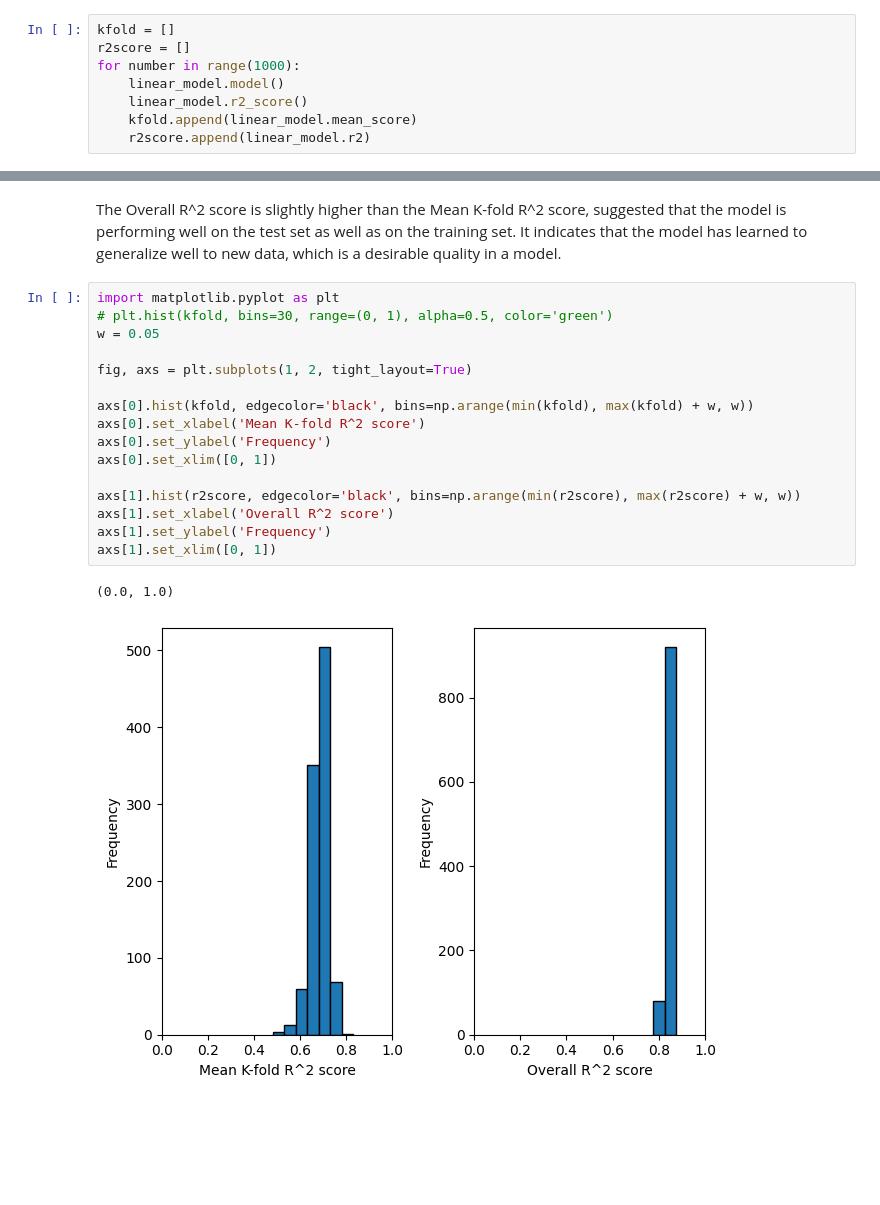
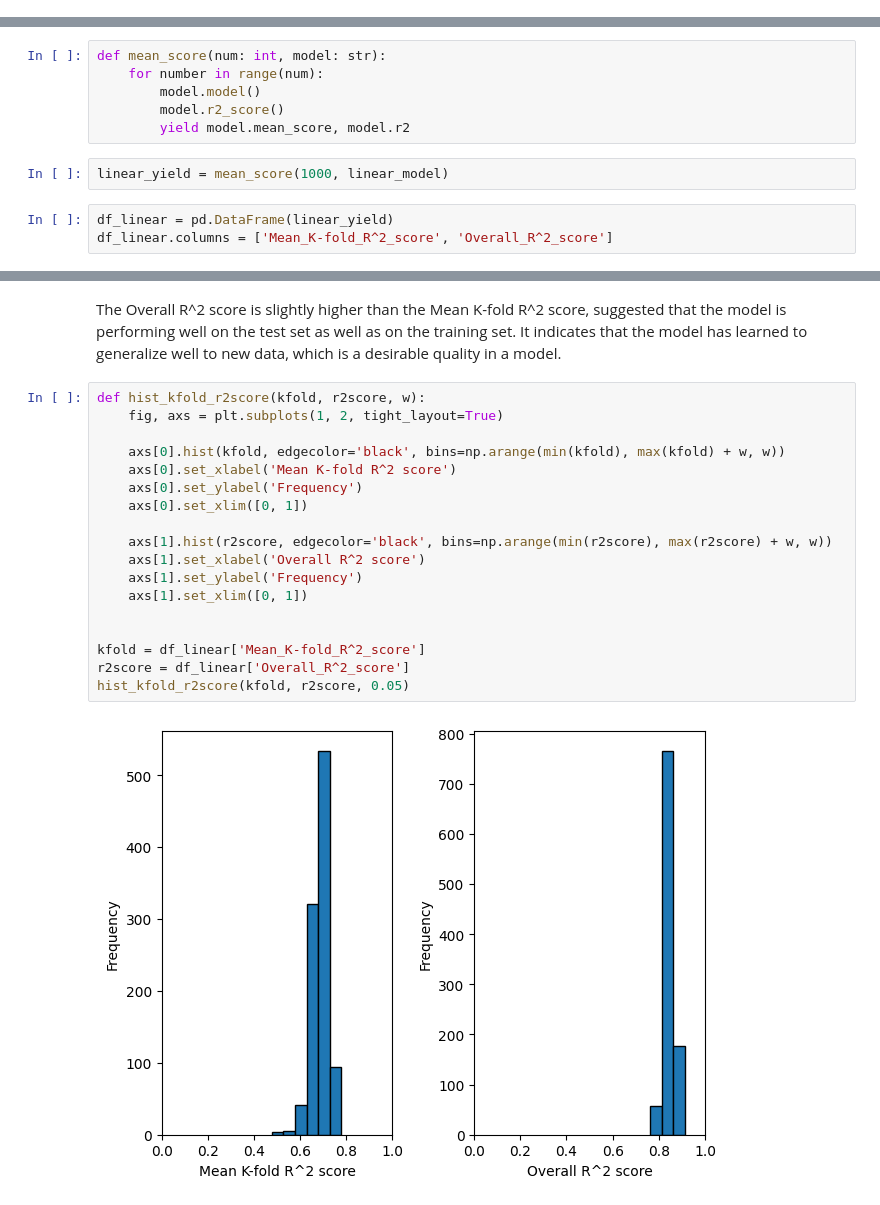
Before and after one commit to Comrade26/first_model_test, a Jupyter notebook: test.ipynb, the cells around one changed output, grey strips where cells are left out. Drawn from its saved outputs; the diff is of its cells as text; blank space fills up the shorter version.

```diff
--- a/test.ipynb
+++ b/test.ipynb
@@ -79,11 +66,3 @@ class create_model:
         # return(self.mean_score, self.r2)
 # %%
 linear_model = create_model(LinearRegression(), 0.1, X, Y, n_splits=5)
-# %%
-kfold = []
-r2score = []
-for number in range(1000):
-    linear_model.model()
-    linear_model.r2_score()
-    kfold.append(linear_model.mean_score)
-    r2score.append(linear_model.r2)
@@ -96,0 +69,11 @@ Overall R^2 score: 0.85
+# %%
+def mean_score(num: int, model: str):
+    for number in range(num):
+        model.model()
+        model.r2_score()
+        yield model.mean_score, model.r2
+# %%
+linear_yield = mean_score(1000, linear_model)
+# %%
+df_linear = pd.DataFrame(linear_yield)
+df_linear.columns = ['Mean_K-fold_R^2_score', 'Overall_R^2_score']
@@ -97,21 +89,22 @@ Overall R^2 score: 0.85
 # %% [markdown]
 The Overall R^2 score is slightly higher than the Mean K-fold R^2 score, suggested that the model is performing well on the test set as well as on the training set. It indicates that the model has learned to generalize well to new data, which is a desirable quality in a model.
 # %%
-import matplotlib.pyplot as plt
-# plt.hist(kfold, bins=30, range=(0, 1), alpha=0.5, color='green')
-w = 0.05
+def hist_kfold_r2score(kfold, r2score, w):
+    fig, axs = plt.subplots(1, 2, tight_layout=True)
 
-fig, axs = plt.subplots(1, 2, tight_layout=True)
+    axs[0].hist(kfold, edgecolor='black', bins=np.arange(min(kfold), max(kfold) + w, w))
+    axs[0].set_xlabel('Mean K-fold R^2 score')
+    axs[0].set_ylabel('Frequency')
+    axs[0].set_xlim([0, 1])
 
-axs[0].hist(kfold, edgecolor='black', bins=np.arange(min(kfold), max(kfold) + w, w))
-axs[0].set_xlabel('Mean K-fold R^2 score')
-axs[0].set_ylabel('Frequency')
-axs[0].set_xlim([0, 1])
+    axs[1].hist(r2score, edgecolor='black', bins=np.arange(min(r2score), max(r2score) + w, w))
+    axs[1].set_xlabel('Overall R^2 score')
+    axs[1].set_ylabel('Frequency')
+    axs[1].set_xlim([0, 1])
 
-axs[1].hist(r2score, edgecolor='black', bins=np.arange(min(r2score), max(r2score) + w, w))
-axs[1].set_xlabel('Overall R^2 score')
-axs[1].set_ylabel('Frequency')
-axs[1].set_xlim([0, 1])
+
+kfold = df_linear['Mean_K-fold_R^2_score']
+r2score = df_linear['Overall_R^2_score']
+hist_kfold_r2score(kfold, r2score, 0.05)
 # %% [output]
-(0.0, 1.0)
-[figure, old version]
+[figure, new version]
```
Also changed, not shown: parts of 12 cells of this notebook.
